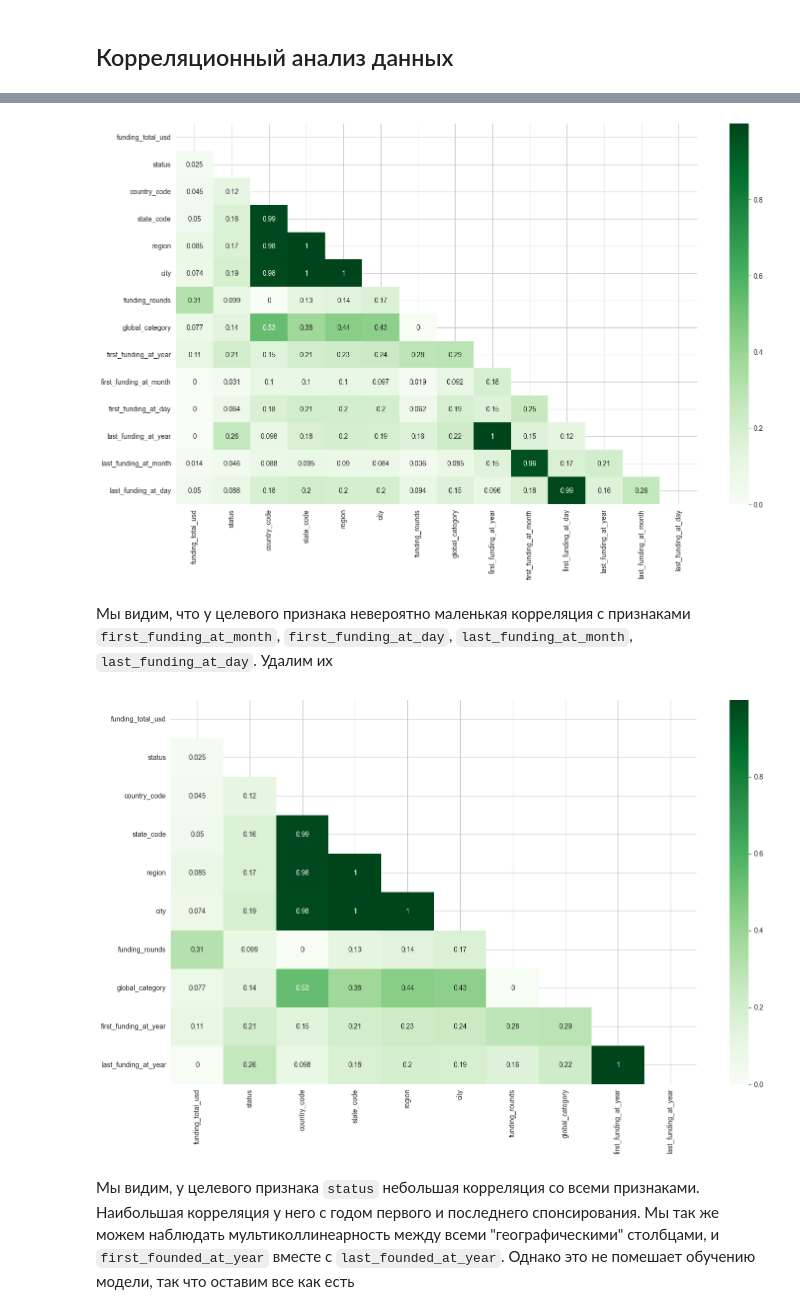
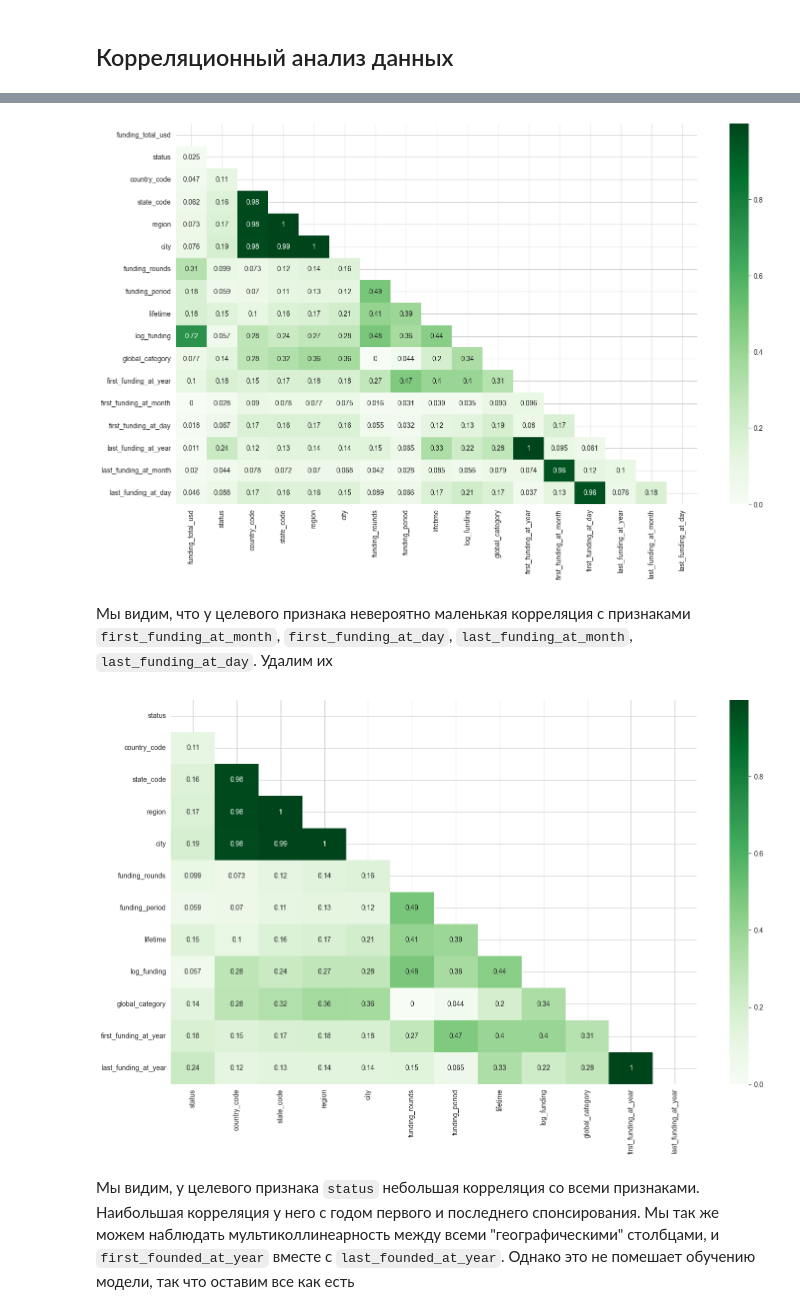
Before and after one commit to Moncervers/startup_closure_prediction, a Jupyter notebook: startup_close_prediction.ipynb, the cells around one changed output, grey strips where cells are left out. Drawn from its saved outputs; the diff is of its cells as text; code cells hidden in the pictures.

```diff
--- a/startup_close_prediction.ipynb
+++ b/startup_close_prediction.ipynb
@@ -526,0 +573,4 @@ pd.DataFrame(
+# %%
+test_df['funding_period'] = (test_df['last_funding_at'] - test_df['first_funding_at']).dt.days
+test_df['log_funding'] = np.log1p(test_df['funding_total_usd'])
+test_df
@@ -699,7 +763,7 @@ def map_to_global_category(category_str):
     return subcategories[0] if subcategories else 'Other'
 # %%
 # Устанавливаем пороговое значение
-threshold = 100
+threshold = 50
 
 country_code_top = test_df['country_code'].value_counts().index[:threshold].tolist()
 state_code_top = test_df['state_code'].value_counts().index[:threshold].tolist()
@@ -730,7 +794,7 @@ df_processed[['last_funding_at_year', 'last_funding_at_month', 'last_funding_at_
 
 # Избавляемся от ненужных столбцов
 df_processed = df_processed.drop(['name', 'category_list',
-                                  'founded_at', 'first_funding_at', 'last_funding_at', 'closed_at'],
+                                  'founded_at', 'first_funding_at', 'last_funding_at'],
                                  axis=1)
 # %%
 # Выводим датасет после инженеринга
@@ -773,7 +837,7 @@ test_df_processed[['last_funding_at_year', 'last_funding_at_month', 'last_fundin
     'last_funding_at'].apply(extrat_date).apply(pd.Series)
 
 # Избавляемся от ненужных столбцов
-test_df_processed = test_df_processed.drop(['name', 'first_funding_at', 'last_funding_at', 'lifetime', 'category_list'], axis=1)
+test_df_processed = test_df_processed.drop(['name', 'first_funding_at', 'last_funding_at', 'category_list'], axis=1)
 # %%
 test_df_processed
 # %% [output]
@@ -835,9 +899,9 @@ df_processed
 # %%
 plt.figure(figsize=(17, 10))
 
-ic = ['funding_total_usd', 'funding_rounds']
-# 'first_funding_at_year', 'first_funding_at_month', 'first_funding_at_day',
-# 'last_funding_at_year', 'last_funding_at_month', 'last_funding_at_day']
+ic = ['funding_rounds', 'funding_period', 'lifetime', 'log_funding', 'funding_total_usd',
+      'first_funding_at_year', 'first_funding_at_month', 'first_funding_at_day',
+      'last_funding_at_year', 'last_funding_at_month', 'last_funding_at_day']
 sns.heatmap(
     df_processed.phik_matrix(interval_cols=ic),
     annot=True, cmap='Greens',
@@ -847,30 +911,34 @@ sns.heatmap(
 
 plt.show()
 # %% [output]
-[figure, old version]
+[figure, new version]
 # %% [markdown]
 Мы видим, что у целевого признака невероятно маленькая корреляция с признаками `first_funding_at_month`, `first_funding_at_day`, `last_funding_at_month`, `last_funding_at_day`. Удалим их
 # %%
 plt.figure(figsize=(17, 10))
 
 # Удаляем ненужные столбцы
 df_processed = df_processed.drop(
-    ['first_funding_at_day', 'first_funding_at_month', 'last_funding_at_day', 'last_funding_at_month'], axis=1)
+    ['first_funding_at_day', 'first_funding_at_month',
+     'last_funding_at_day', 'last_funding_at_month',
+     'funding_total_usd'], axis=1)
 test_df_processed = test_df_processed.drop(
-    ['first_funding_at_day', 'first_funding_at_month', 'last_funding_at_day', 'last_funding_at_month'], axis=1)
+    ['first_funding_at_day', 'first_funding_at_month',
+     'last_funding_at_day', 'last_funding_at_month',
+     'funding_total_usd'], axis=1)
 
-ic = ['funding_total_usd', 'funding_rounds']
+ic = ['funding_rounds', 'funding_period', 'lifetime', 'log_funding', 'last_funding_at_year', 'first_funding_at_year']
 sns.heatmap(
     df_processed.phik_matrix(
         interval_cols=ic),
     annot=True, cmap='Greens',
     mask=(np.triu(
         np.ones_like(df_processed.phik_matrix(interval_cols=ic), dtype=bool)))
 )
 
 plt.show()
 # %% [output]
-[figure, old version]
+[figure, new version]
 # %% [markdown]
 Мы видим, у целевого признака `status` небольшая корреляция со всеми признаками. Наибольшая корреляция у него с годом первого и последнего спонсирования. Мы так же можем наблюдать мультиколлинеарность между всеми "географическими" столбцами, и `first_founded_at_year` вместе с `last_founded_at_year`. Однако это не помешает обучению модели, так что оставим все как есть
 # %% [markdown]
```
Also changed, not shown: parts of 34 cells of this notebook.
